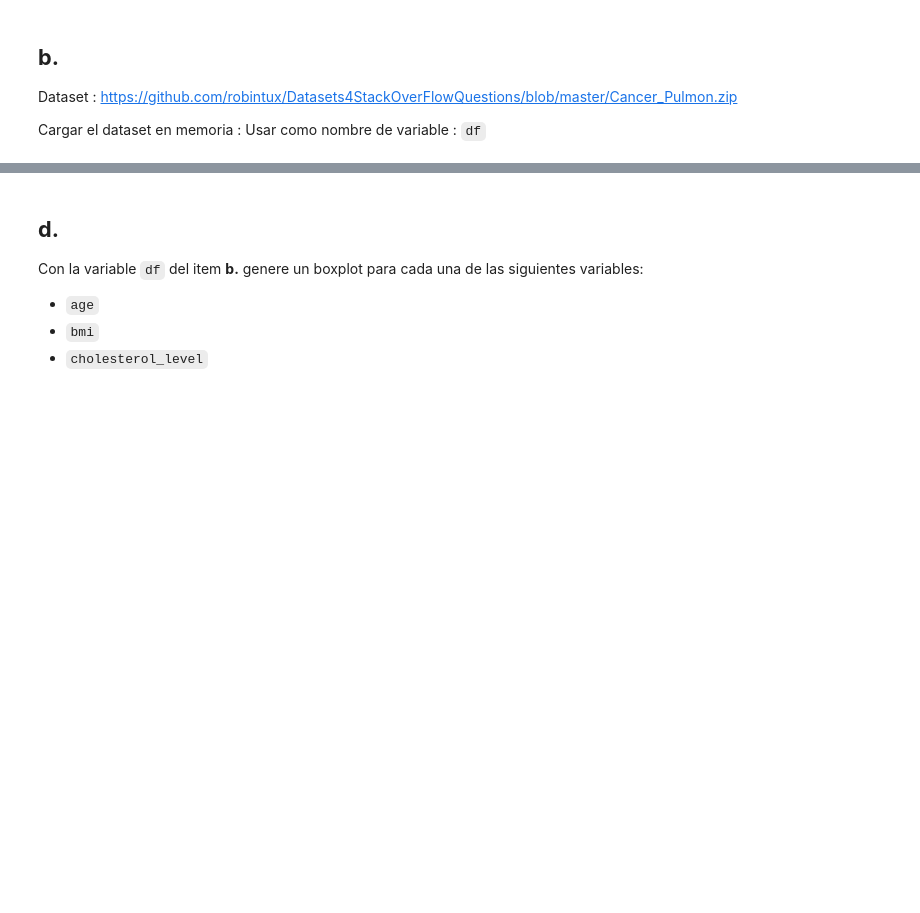
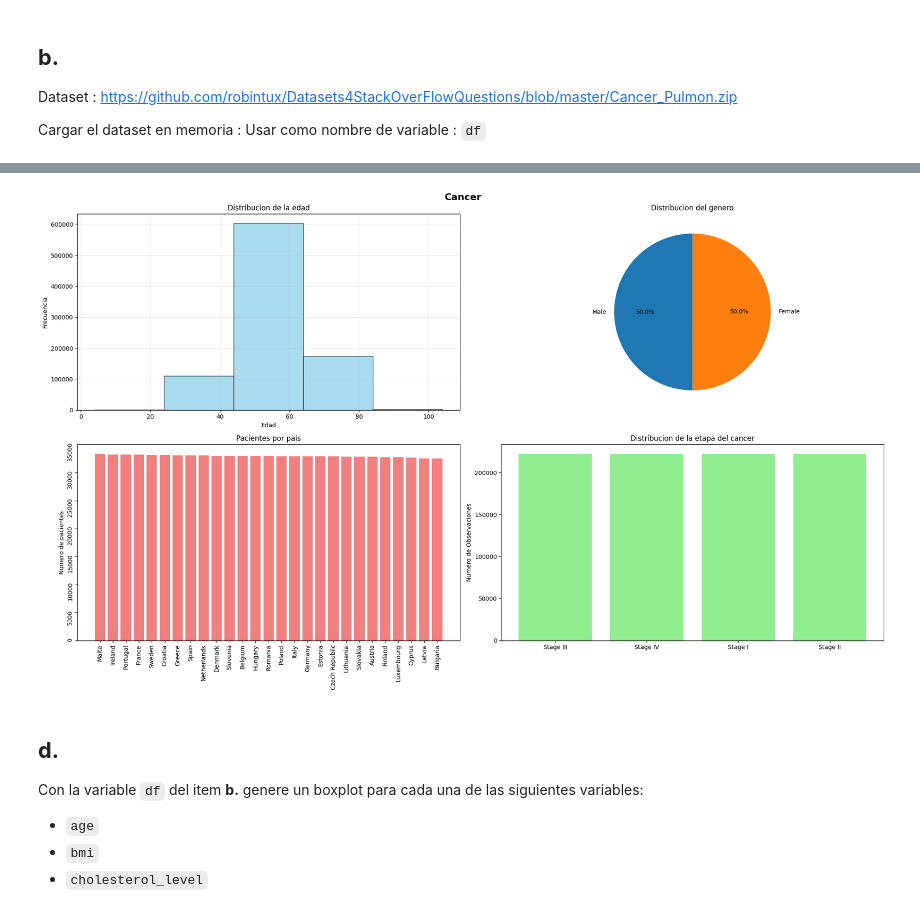
Before and after one commit to bsanchezv/cap199_preg2_mod2, a Jupyter notebook: Eval_Mod_II_VERSIONAMIENTO_DE_SOFTWARE_Resol.ipynb, the cells around one changed output, grey strips where cells are left out. Cells and saved outputs as stored; diff of their text form; code cells hidden in the pictures; blank space fills up the shorter version.

```diff
--- a/Eval_Mod_II_VERSIONAMIENTO_DE_SOFTWARE_Resol.ipynb
+++ b/Eval_Mod_II_VERSIONAMIENTO_DE_SOFTWARE_Resol.ipynb
@@ -190,22 +222,42 @@ Con la variable `df` del item **b.** genere el siguiente grafico:
 # %%
 # Solucion
 
 import matplotlib.pyplot as plt
 
 
 fig, axes = plt.subplots(2, 2, figsize=(20, 12))
 fig.suptitle('Cancer', fontsize=16, fontweight='bold')
 
 # Histograma de la columna/variable : age
-
+axes[0, 0].hist(df['age'], bins=5, color='skyblue', edgecolor='black', alpha=0.7)
+axes[0, 0].set_title('Distribucion de la edad')
+axes[0, 0].set_xlabel('Edad')
+axes[0, 0].set_ylabel('Frecuencia')
+axes[0, 0].grid(axis='both', linestyle='-', alpha=0.3)
 
 # Diagrama de tipo pie de la variable/columna : gender
-
+gender_counts = df['gender'].value_counts()
+axes[0, 1].pie(gender_counts, labels=gender_counts.index, autopct='%1.1f%%', startangle=90)
+axes[0, 1].set_title('Distribucion del genero')
 
 # Distribucion de paises (Columna : country) en un diagrama de barras
-
+country_counts = df['country'].value_counts()
+axes[1, 0].bar(country_counts.index, country_counts.values, color='lightcoral')
+axes[1, 0].set_title('Pacientes por pais')
+axes[1, 0].set_ylabel('Numero de pacientes')
+axes[1, 0].tick_params(rotation=90)
 
 # Distribucion de la etapa del cancer (columna cancer_stage)  en un diagrama de barras.
+stage_counts = df['cancer_stage'].value_counts()
+axes[1, 1].bar(stage_counts.index, stage_counts.values, color='lightgreen')
+axes[1, 1].set_title('Distribucion de la etapa del cancer')
+axes[1, 1].set_ylabel('Numero de Observaciones')
+
+# Finalizacion
+plt.tight_layout()
+plt.show()
+# %% [output]
+[figure, added]
 # %% [markdown]
 ## **d.**
 
```
Also changed, not shown: parts of 3 cells of this notebook.
